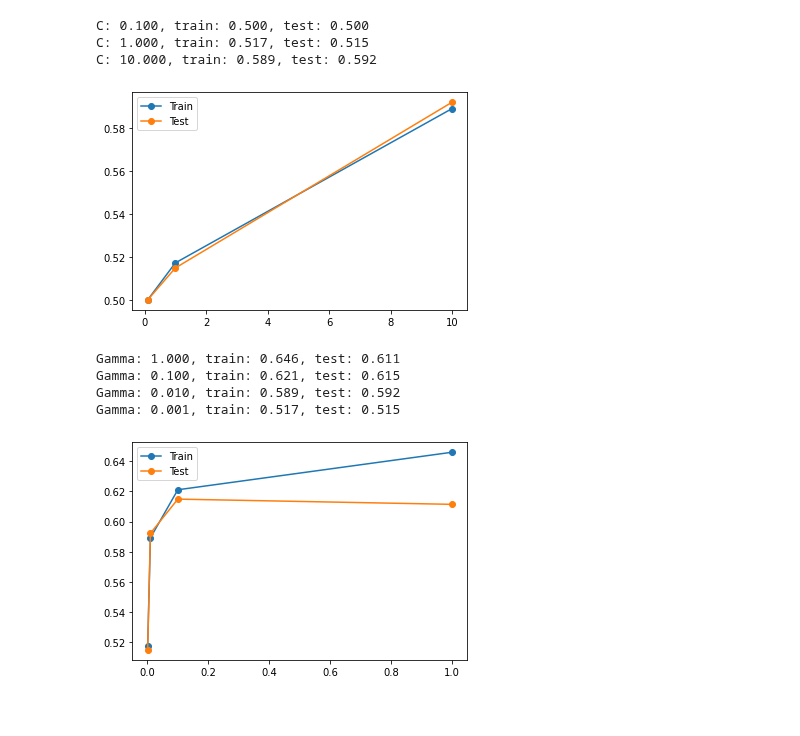
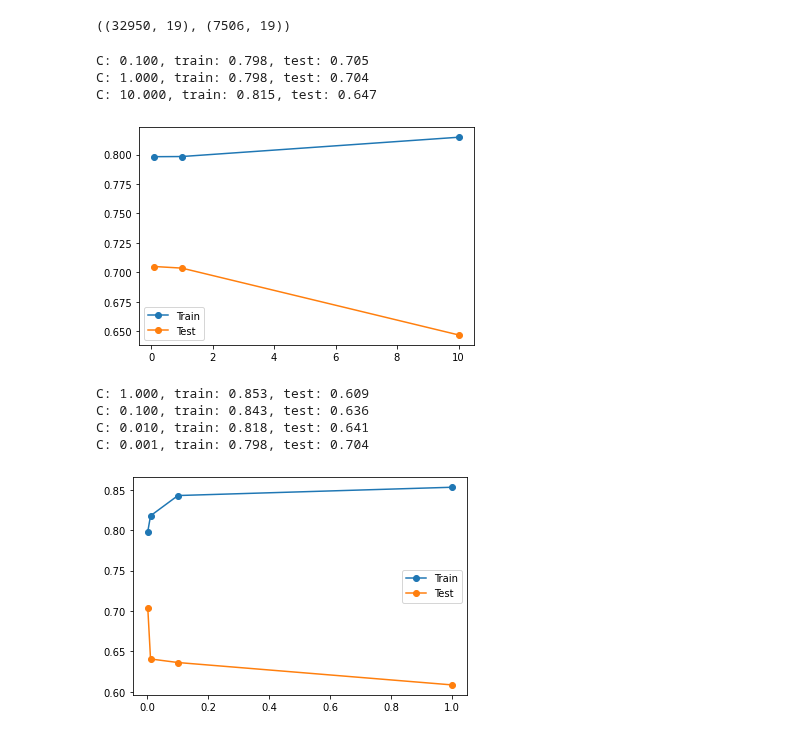
Before and after one commit to aojudo/seminar-marketing, a Jupyter notebook: SVM.ipynb, the cells around one changed output. Saved outputs shown, nothing was run; the diff lists cells and outputs as text; code cells hidden in the pictures.

```diff
--- a/SVM.ipynb
+++ b/SVM.ipynb
@@ -156,3 +112,10 @@ AUC Score: 0.752
+# %%
+# underfit training data using nearmiss 1
+nm = NearMiss(version = 1)
+x_res, y_res = nm.fit_resample(train_features, train_targets)
+train_features.shape,x_res.shape
+# %% [output]
+((32950, 19), (7506, 19))
 # %%
 #Now we set our c, kernel and gamma to the optimal value found in the last grid search
 c = 1
@@ -161,35 +124,35 @@ kernel = 'rbf'
 # %%
 #Check for overfitting with C
 
 # define lists to collect scores
 train_scores, test_scores = list(), list()
 # define the C to evaluate
 values = [0.1,1, 10]
 # evaluate the svm for C
 for i in values:
     # configure the model
     model = svm.SVC(C= i ,kernel = kernel, gamma = gamma, probability=True, random_state=23 ).fit(
-        train_features, train_targets)
+        x_res, y_res)
     # evaluate on the train dataset
-    schatting = model.predict(train_features)
-    train_acc = roc_auc_score(train_targets, schatting)
+    schatting = model.predict(x_res)
+    train_acc = roc_auc_score(y_res, schatting)
     train_scores.append(train_acc)
     # evaluate on the test dataset
     test_schatting = model.predict(test_features)
     test_acc = roc_auc_score(test_targets, test_schatting)
     test_scores.append(test_acc)
     # summarize progress
     print('C: %.3f, train: %.3f, test: %.3f' % (i, train_acc, test_acc))
 # plot of train and test scores vs tree depth
 pyplot.plot(values, train_scores, '-o', label='Train')
 pyplot.plot(values, test_scores, '-o', label='Test')
 pyplot.legend()
 pyplot.show()
 # %% [output]
-C: 0.100, train: 0.500, test: 0.500
-C: 1.000, train: 0.517, test: 0.515
-C: 10.000, train: 0.589, test: 0.592
+C: 0.100, train: 0.798, test: 0.705
+C: 1.000, train: 0.798, test: 0.704
+C: 10.000, train: 0.815, test: 0.647
-[figure, old version]
+[figure, new version]
 # %%
 # define lists to collect scores
 train_scores, test_scores = list(), list()
@@ -198,26 +161,26 @@ values = [1,0.1,0.01,0.001]
 # evaluate a gamma
 for i in values:
     # configure the model
-    model = svm.SVC(C= c ,kernel = kernel, gamma = i, probability=True, random_state = 23).fit(
-        train_features, train_targets)
+    model = svm.SVC(C= c ,kernel = kernel, gamma = i, probability=True, random_state=23 ).fit(
+        x_res, y_res)
     # evaluate on the train dataset
-    schatting = model.predict(train_features)
-    train_acc = roc_auc_score(train_targets, schatting)
+    schatting = model.predict(x_res)
+    train_acc = roc_auc_score(y_res, schatting)
     train_scores.append(train_acc)
     # evaluate on the test dataset
     test_schatting = model.predict(test_features)
     test_acc = roc_auc_score(test_targets, test_schatting)
     test_scores.append(test_acc)
     # summarize progress
-    print('Gamma: %.3f, train: %.3f, test: %.3f' % (i, train_acc, test_acc))
+    print('C: %.3f, train: %.3f, test: %.3f' % (i, train_acc, test_acc))
 # plot of train and test scores vs tree depth
 pyplot.plot(values, train_scores, '-o', label='Train')
 pyplot.plot(values, test_scores, '-o', label='Test')
 pyplot.legend()
 pyplot.show()
 # %% [output]
-Gamma: 1.000, train: 0.646, test: 0.611
-Gamma: 0.100, train: 0.621, test: 0.615
-Gamma: 0.010, train: 0.589, test: 0.592
-Gamma: 0.001, train: 0.517, test: 0.515
+C: 1.000, train: 0.853, test: 0.609
+C: 0.100, train: 0.843, test: 0.636
+C: 0.010, train: 0.818, test: 0.641
+C: 0.001, train: 0.798, test: 0.704
-[figure, old version]
+[figure, new version]
```
Also changed, not shown: parts of 7 cells of this notebook, 1 other file.
